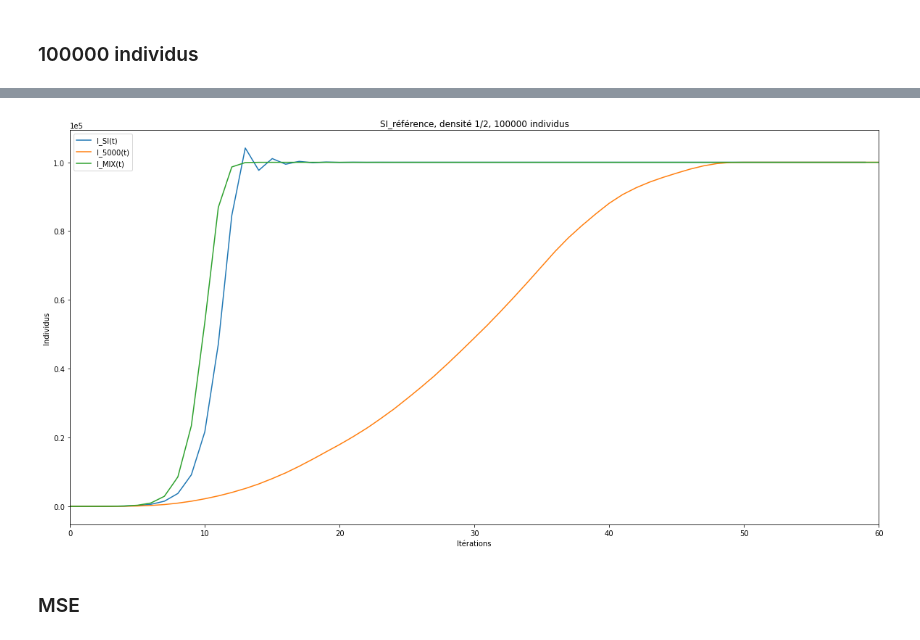
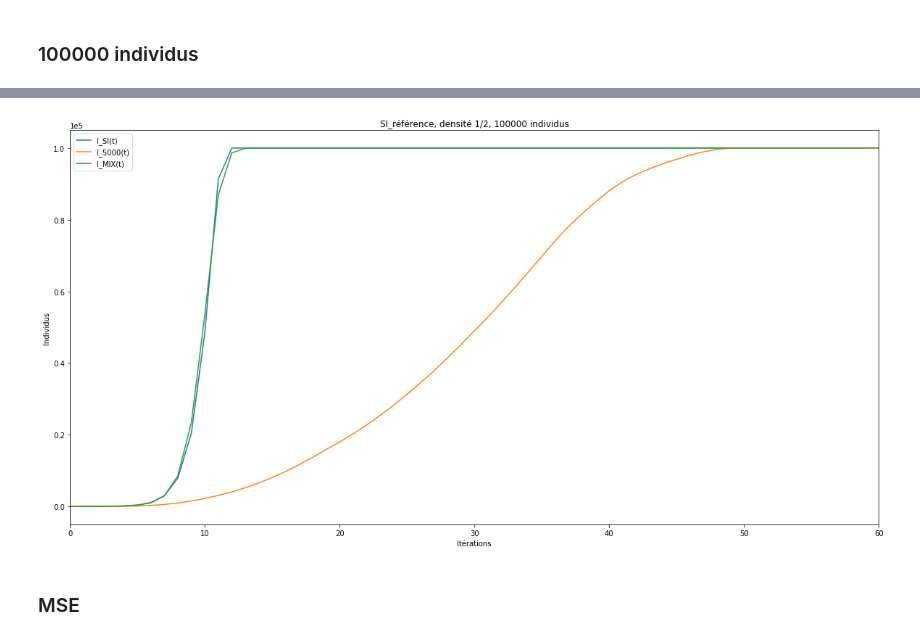
Before and after one commit to maximepasquier/Diversity, a Jupyter notebook: Python/SI_reference.ipynb, the cells around one changed output, grey strips where cells are left out. Drawn from its saved outputs; the diff is of its cells as text; code cells hidden in the pictures.

```diff
--- a/Python/SI_reference.ipynb
+++ b/Python/SI_reference.ipynb
@@ -8,6 +8,9 @@ from pathlib import Path
 def infection(S, I, N, iterations, I_comp, S_comp, beta):
     for i in range(iterations):
         S, I = S - beta * ((S * I) / N), I + beta * ((S * I) / N)
+        if(I >= N): # maximum atteint
+            I = N
+            S = 0
         S_comp.append(S)
         I_comp.append(I)
 # %%
@@ -251,35 +254,35 @@ print(temps_data)
 # %%
 contamine1 = pd.read_csv(path1 + "/data_csv/m_nombre_contamine.csv", dtype=int)
 contamine2 = pd.read_csv(path2 + "/data_csv/m_nombre_contamine.csv", dtype=int)
 
 N = 100000 # S + I = N
-beta = 1.5
+beta = 1.72
 iterations = 60
 
 S = N - 1
 I = 1
 
 S_comp = [] # infected compartment
 I_comp = [] # susceptible compartment
 
 infection(S, I, N, iterations, I_comp, S_comp, beta)
 figure = plt.figure(figsize=(20, 10))
 
 I_SI, = plt.plot(I_comp, label='I_SI(t)')
 I_5000, = plt.plot(contamine1, label='I_5000(t)')
 I_MIX, = plt.plot(contamine2, label='I_MIX(t)')
 
 plt.title("SI_référence, densité 1/2, 100000 individus")
 plt.xlabel("Itérations")
 plt.ylabel("Individus")
 plt.legend(handles=[I_SI, I_5000, I_MIX])
 
 plt.ticklabel_format(style='sci', axis='y', scilimits=(0,0)) # use scientific notation
 
 plt.xlim([0, iterations])
 plt.show()
 # %% [output]
-[figure, old version]
+[figure, new version]
 # %% [markdown]
 ### MSE
 # %%
```
Also changed, not shown: parts of 32 cells of this notebook, 1 other file.
